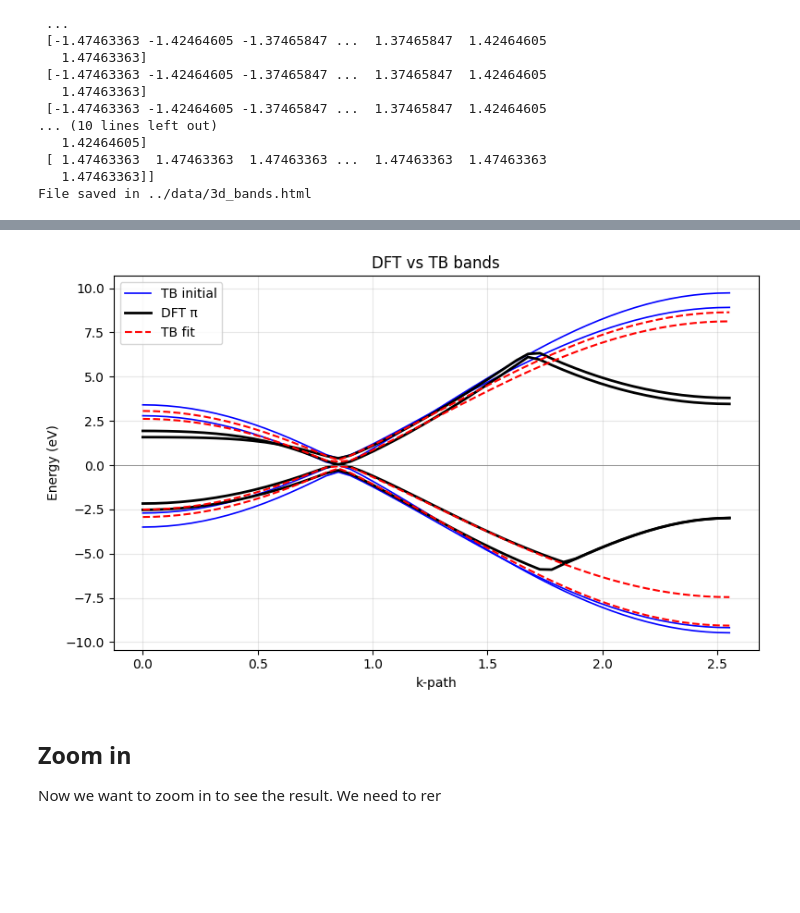
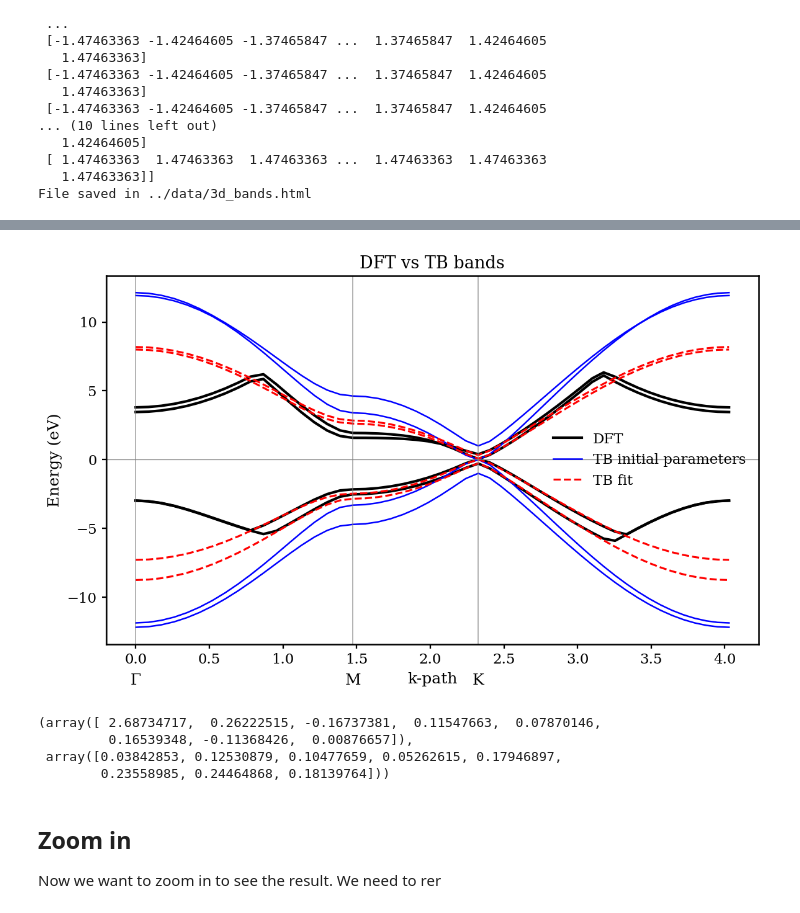
Before and after one commit to NexganGH/DFT_QMB, a Jupyter notebook: 2_graphene_bilayers/scripts/tight_binding/scripts/full_workflow.ipynb, the cells around one changed output, grey strips where cells are left out. Drawn from its saved outputs; the diff is of its cells as text; code cells hidden in the pictures; blank space fills up the shorter version.

```diff
--- a/2_graphene_bilayers/scripts/tight_binding/scripts/full_workflow.ipynb
+++ b/2_graphene_bilayers/scripts/tight_binding/scripts/full_workflow.ipynb
@@ -45,8 +45,8 @@ import numpy as np
 importlib.reload(tb_bands)
 
 theta0 = np.array([
-            3.1,  # gamma0
-            0.39,  # gamma1
+            4,#3.1,  # gamma0
+            1,#0.39,  # gamma1
             0.315,  # gamma3
             0.044,  # gamma4
             0.0, 0.0, 0.0, 0.0  # epsA1, epsB1, epsA2, epsB2
@@ -103,7 +112,9 @@ plot_bands(kpts, bands,
 # %%
-from tb_parameters_optimizer import optimize
+import tb_parameters_optimizer
+importlib.reload(tb_parameters_optimizer)
+
 E_pi_ordered = E_pi[:, [2, 0, 1, 3]] # IMPORTANT! Must reorder bands so that they match from the two models.
 
-theta_fit = optimize(manager, theta0, kpts, E_pi_ordered, 0.5, 1.5)
+theta_fit, theta_err = tb_parameters_optimizer.optimize(manager, theta0, kpts, E_pi_ordered, 1.75, 3)
 # %% [output]
    Iteration     Total nfev        Cost      Cost reduction    Step norm     Optimality
@@ -129,39 +137,46 @@ Function evaluations 25, initial cost 4.2031e+00, final cost 6.1032e-01, first-o
 # %%
 import matplotlib.pyplot as plt
 import numpy as np
 
 dk = np.sqrt(np.sum(np.diff(kpts, axis=0)**2, axis=1))
 x = np.concatenate([[0], np.cumsum(dk)])
 E_tb_0 = manager.tb_bands(kpts, theta0)
 E_tb_fit = manager.tb_bands(kpts, theta_fit)
 
 
 from bandplot import plot_bands
 
 bands = {
-    "TB initial": {
+    "DFT": {
+        "E": E_pi,
+        "color": "k",
+        "ls": "-",
+        "lw": 2
+    },
+    "TB initial parameters": {
         "E": E_tb_0,
         "color": "b",
         "ls": "-",
         "lw": 1.2
-    },
-    "DFT π": {
-        "E": E_pi,
-        "color": "k",
-        "ls": "-",
-        "lw": 2
     },
     "TB fit": {
         "E": E_tb_fit,
         "color": "r",
         "ls": "--",
         "lw": 1.5
     }
 }
 
-plot_bands(kpts, bands, title="DFT vs TB bands")
+plot_bands(kpts, bands, title="DFT vs TB bands", special_points=sp_idx, outfile='../data/fit_result.pdf')
 # %% [output]
-[figure, old version]
+[figure, new version]
+# %%
+theta_fit, theta_err
+# %% [output]
+(array([ 2.68734717,  0.26222515, -0.16737381,  0.11547663,  0.07870146,
+         0.16539348, -0.11368426,  0.00876657]),
+ array([0.03842853, 0.12530879, 0.10477659, 0.05262615, 0.17946897,
+        0.23558985, 0.24464868, 0.18139764]))
 # %% [markdown]
 ## Zoom in
 Now we want to zoom in to see the result. We need to rer
```
Also changed, not shown: parts of 14 cells of this notebook, 20 other files.
